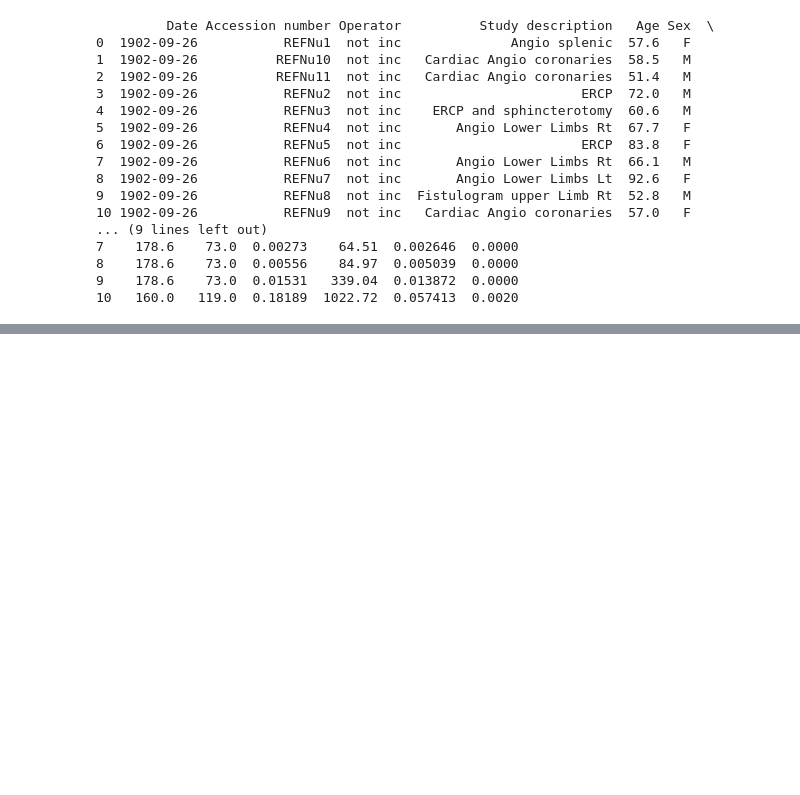
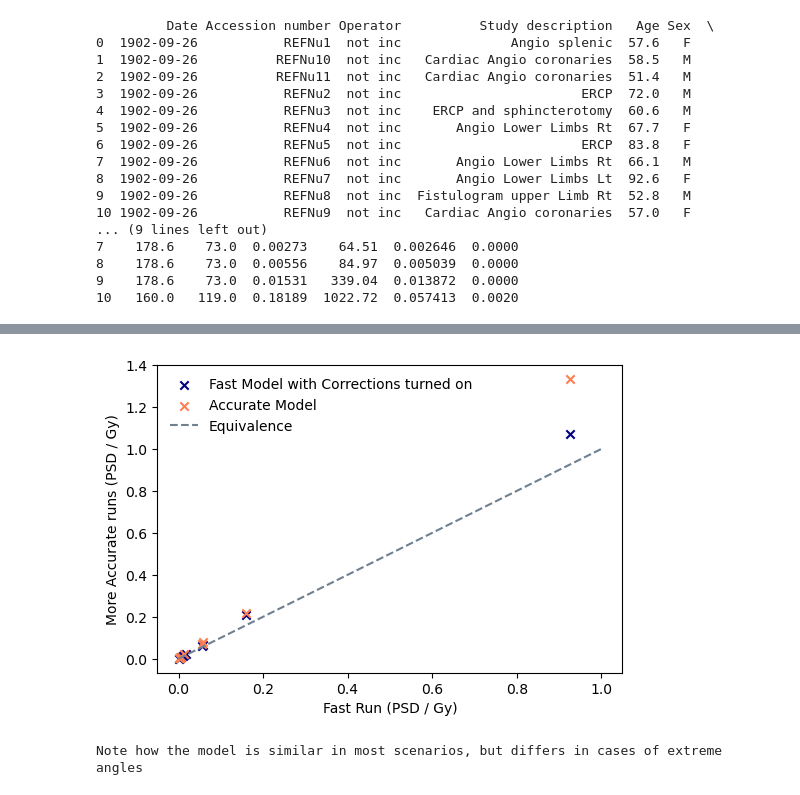
Before and after one commit to WilsoncwRCH/IRSkinDose, a Jupyter notebook: Example walkthrough.ipynb, the cells around one changed output, grey strips where cells are left out. Drawn from its saved outputs; the diff is of its cells as text; code cells hidden in the pictures; blank space fills up the shorter version.

Commit message:
Updated walkthrough to demonstrate increased accuray
Now includes time comparison and function plots

```diff
--- a/Example walkthrough.ipynb
+++ b/Example walkthrough.ipynb
@@ -169,0 +172,6 @@ This can be saved using entiredataframe.to_csv(args)
+# %%
+# if we perform this action using the moreaccurate plotting method it takes far longer...
+print('...\nThe faster run:\n')
+Run1 = UseTestdata.EntireDataset(BSC = True, Table = True)
+print('Note: This takes longer than above due to the additional backscatter corrections \n...\nFollowed by the slower, more accurate run: \n')
+Run2 = UseTestdata.EntireDataset(GreaterAccuracy = True)
@@ -169,0 +194,15 @@ This can be saved using entiredataframe.to_csv(args)
+# %%
+# Now lets compare the two runs:
+plt.figure(figsize = (6,4))
+plt.scatter(entiredataframe['PSD'],Run1['PSD'], color = 'Navy', marker='x', label = 'Fast Model with Corrections turned on')
+plt.scatter(entiredataframe['PSD'],Run2['PSD'], color = 'Coral', marker='x', label = 'Accurate Model')
+plt.plot([0,1],[0,1], '--', color = 'slategrey', label = 'Equivalence')
+plt.xlabel('Fast Run (PSD / Gy)')
+plt.ylabel('More Accurate runs (PSD / Gy)')
+plt.legend(frameon= False)
+plt.show()
+
+print('Note how the model is similar in most scenarios, but differs in cases of extreme angles')
+# %% [output]
+[figure, added]
+Note how the model is similar in most scenarios, but differs in cases of extreme angles
```
Also changed, not shown: parts of 3 cells of this notebook.
